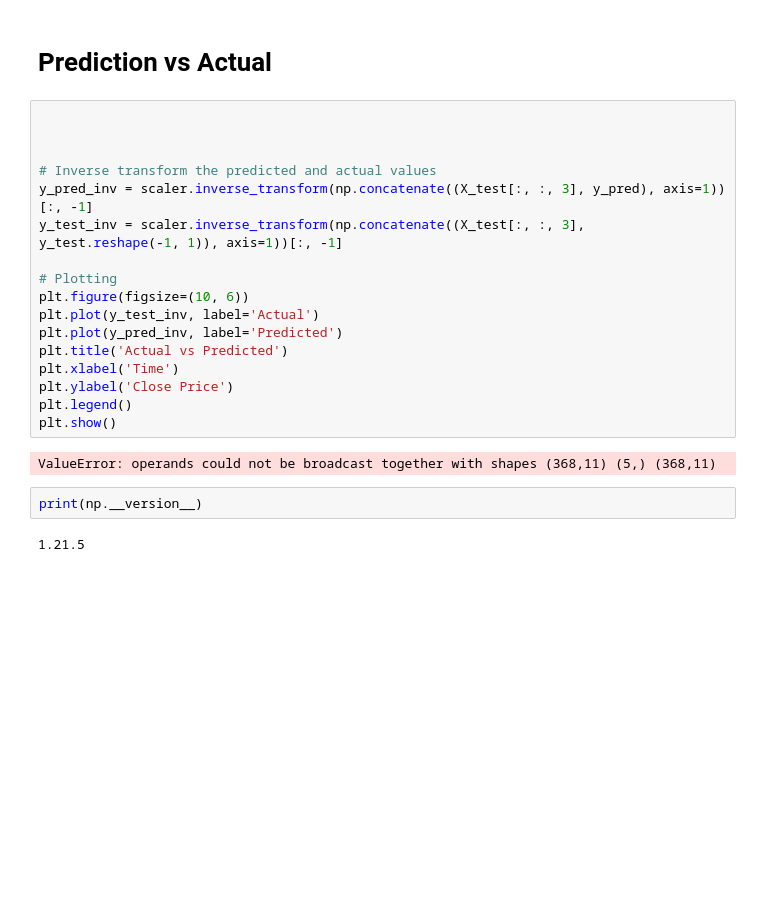
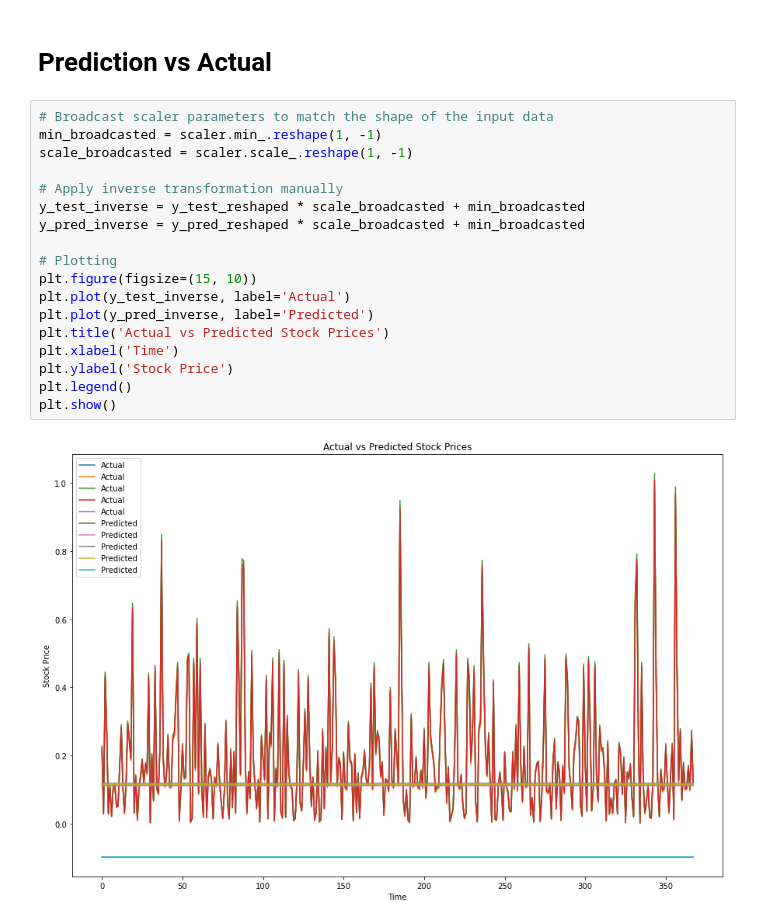
Before and after one commit to MabroorA/stocks-prediction-app, a Jupyter notebook: Machine-learning/Test-model.ipynb, the cells around one changed output. Saved outputs shown, nothing was run; the diff lists cells and outputs as text; blank space fills up the shorter version.

```diff
--- a/Machine-learning/Test-model.ipynb
+++ b/Machine-learning/Test-model.ipynb
@@ -194,25 +194,22 @@ y_pred = model.predict(X_test)
 # %% [markdown]
 # Prediction vs Actual
 # %%
+# Broadcast scaler parameters to match the shape of the input data
+min_broadcasted = scaler.min_.reshape(1, -1)
+scale_broadcasted = scaler.scale_.reshape(1, -1)
 
-
-
-# Inverse transform the predicted and actual values
-y_pred_inv = scaler.inverse_transform(np.concatenate((X_test[:, :, 3], y_pred), axis=1))[:, -1]
-y_test_inv = scaler.inverse_transform(np.concatenate((X_test[:, :, 3], y_test.reshape(-1, 1)), axis=1))[:, -1]
+# Apply inverse transformation manually
+y_test_inverse = y_test_reshaped * scale_broadcasted + min_broadcasted
+y_pred_inverse = y_pred_reshaped * scale_broadcasted + min_broadcasted
 
 # Plotting
-plt.figure(figsize=(10, 6))
-plt.plot(y_test_inv, label='Actual')
-plt.plot(y_pred_inv, label='Predicted')
-plt.title('Actual vs Predicted')
+plt.figure(figsize=(15, 10))
+plt.plot(y_test_inverse, label='Actual')
+plt.plot(y_pred_inverse, label='Predicted')
+plt.title('Actual vs Predicted Stock Prices')
 plt.xlabel('Time')
-plt.ylabel('Close Price')
+plt.ylabel('Stock Price')
 plt.legend()
 plt.show()
 # %% [output]
-ValueError: operands could not be broadcast together with shapes (368,11) (5,) (368,11)
+[figure, added]
-# %%
-print(np.__version__)
-# %% [output]
-1.21.5
```
Also changed, not shown: 1 other file.
